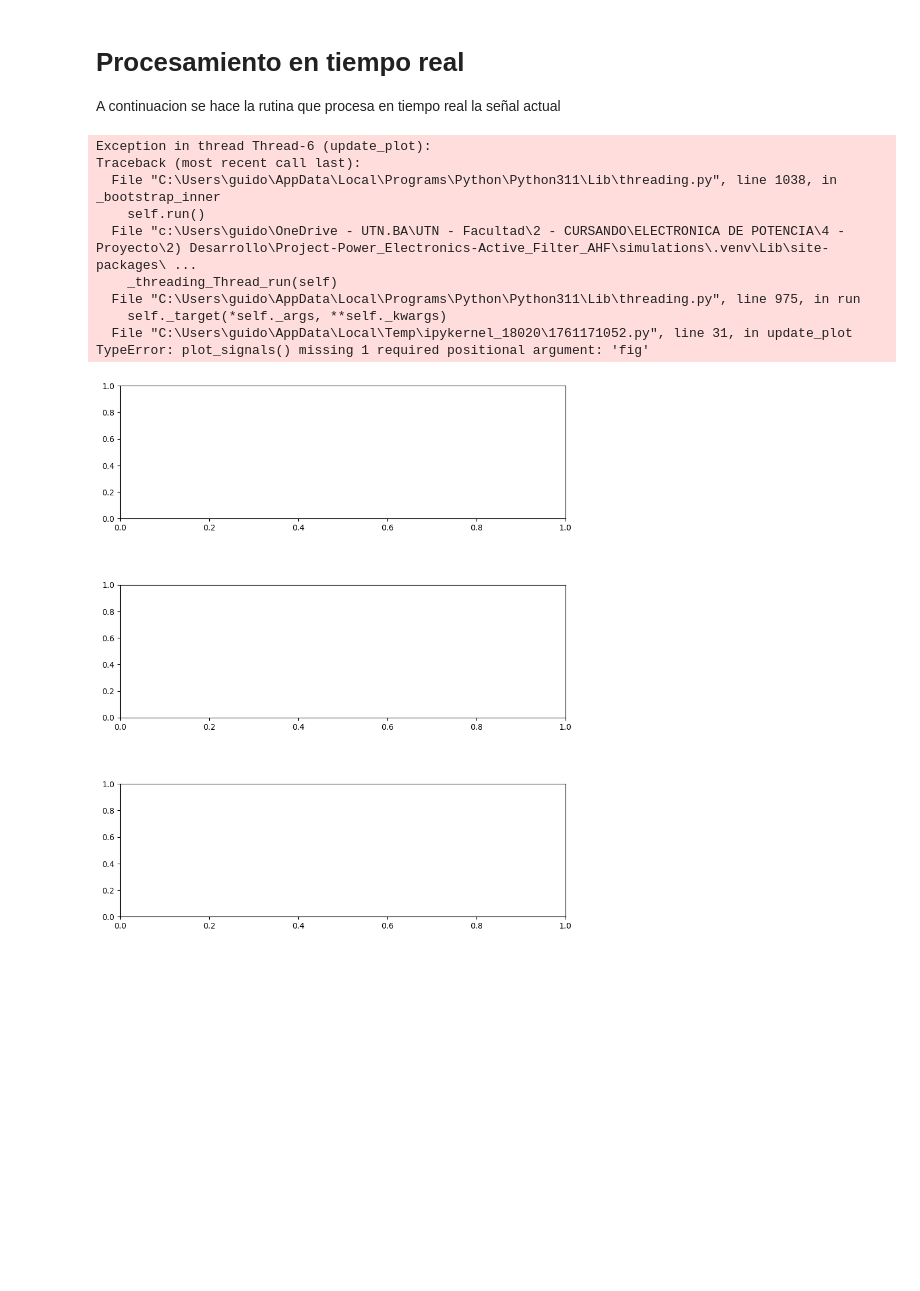
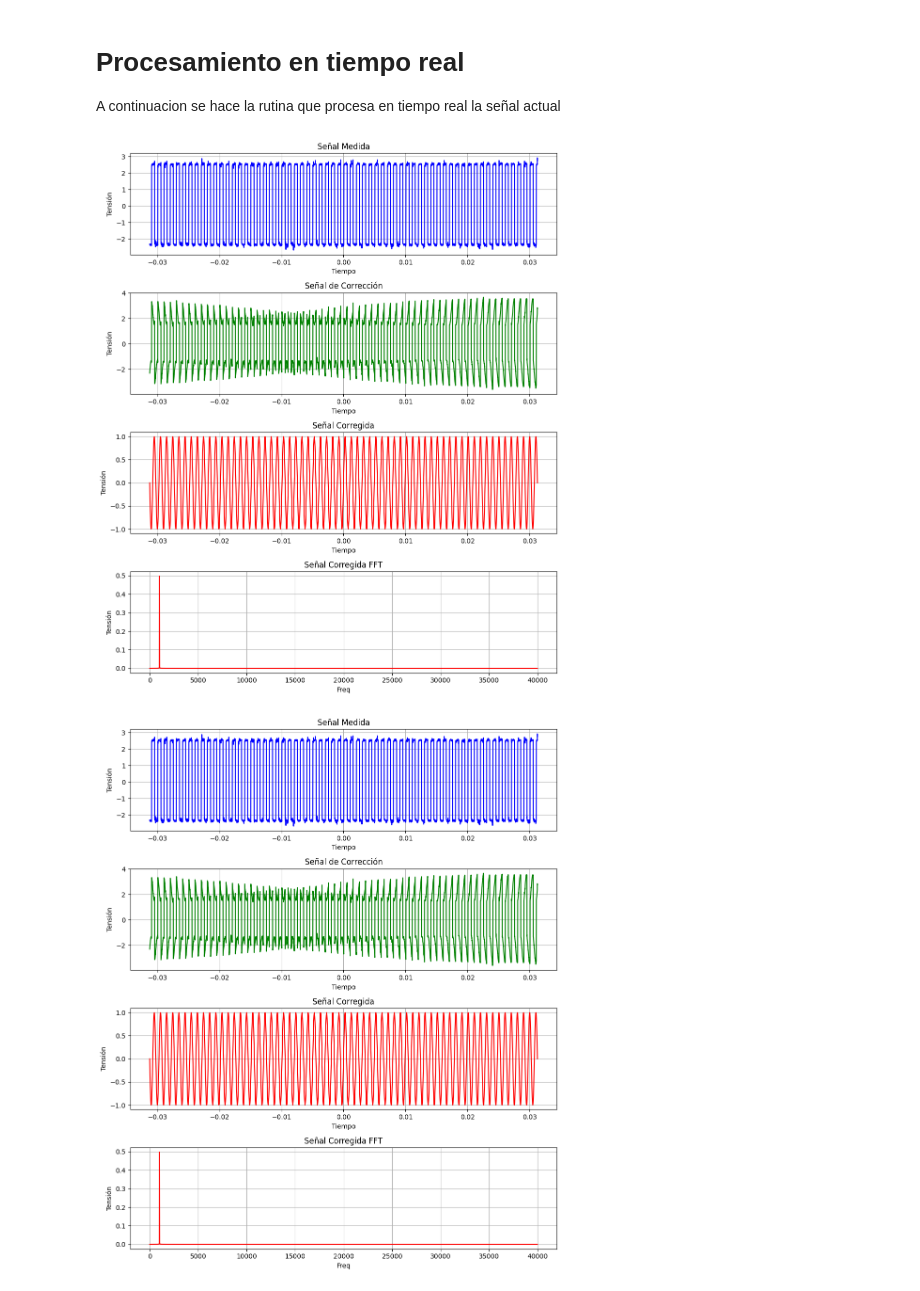
Before and after one commit to guidoglorioso/Project-Power_Electronics-Active_Filter_AHF, a Jupyter notebook: scripts/medicion tiempo real.ipynb, the cells around one changed output. Saved outputs shown, nothing was run; the diff lists cells and outputs as text; code cells hidden in the pictures; blank space fills up the shorter version.

```diff
--- a/scripts/medicion tiempo real.ipynb
+++ b/scripts/medicion tiempo real.ipynb
@@ -146,7 +148,7 @@ dev.set_trigger(CH1, EDGE, RISE, level='2.5v')
 
 # Función para actualizar el gráfico
 def update_plot():
-    fig, axs = plt.subplots(3, 1, figsize=(10, 12))
+    fig, axs = plt.subplots(4, 1, figsize=(10, 12))
     fig.subplots_adjust(hspace=0.5)
 
     while not stop_thread:
@@ -166,44 +168,35 @@ def update_plot():
         # TODO: Para inyectarla en la linea hay que comprobar la fase a partir de los cruces por cero.
         # Considerar: al inyectar la corriente en la linea se deberia "corregir" la corriente que medimos.
         # Si esto ocurre entonces una vez corregida, la medicion dara una corriente "en fase y sin armonicos", lo cual hara
         # que la proxima correccion no considere lo que ya corrigio. Habria que ir "sumando" las correcciones que se hacen
 
         values_correccion, values_corregida = get_correccion(values_signal,fundamental)
 
         # Ploteo las señales que se obtienen para ver resultados
         # TODO: la señal corregida y la señal medida deberian ser las mismas puesto que ambas son lo que medimos
         # por lo que habria que unificarlas. En este caso como la medida no se esta corrigiendo entonces no vemos que sean iguales
 
         plot_signals(time_signal,values_signal,values_correccion,values_corregida,fs,axs,fig)
 
         time.sleep(1)
 
 
 # Variable para detener el thread
 stop_thread = False
 
 # Crear y empezar el thread
 thread = threading.Thread(target=update_plot)
 thread.start()
 
 # Simular la actualización de datos
 try:
     while True: time.sleep(1)
 except KeyboardInterrupt:
     stop_thread = True
     thread.join()
 # %% [output]
-Exception in thread Thread-6 (update_plot):
-Traceback (most recent call last):
-  File "C:\Users\guido\AppData\Local\Programs\Python\Python311\Lib\threading.py", line 1038, in _bootstrap_inner
-    self.run()
-  File "c:\Users\guido\OneDrive - UTN.BA\UTN - Facultad\2 - CURSANDO\ELECTRONICA DE POTENCIA\4 - Proyecto\2) Desarrollo\Project-Power_Electronics-Active_Filter_AHF\simulations\.venv\Lib\site-packages\ ...
-    _threading_Thread_run(self)
-  File "C:\Users\guido\AppData\Local\Programs\Python\Python311\Lib\threading.py", line 975, in run
-    self._target(*self._args, **self._kwargs)
-  File "C:\Users\guido\AppData\Local\Temp\ipykernel_18020\1761171052.py", line 31, in update_plot
-TypeError: plot_signals() missing 1 required positional argument: 'fig'
-[figure, old version]
+[figure, new version]
+[figure, added]
 # %% [markdown]
 Ahora se agrega el sistema de control. La señal de linea se mide una vez y se le agrega una cierta variacion como ruido. Luego el sistema de control mide la señal obtenida y la usa para ajustar el resultado.
 
```
Also changed, not shown: parts of 9 cells of this notebook, 1 other file.
